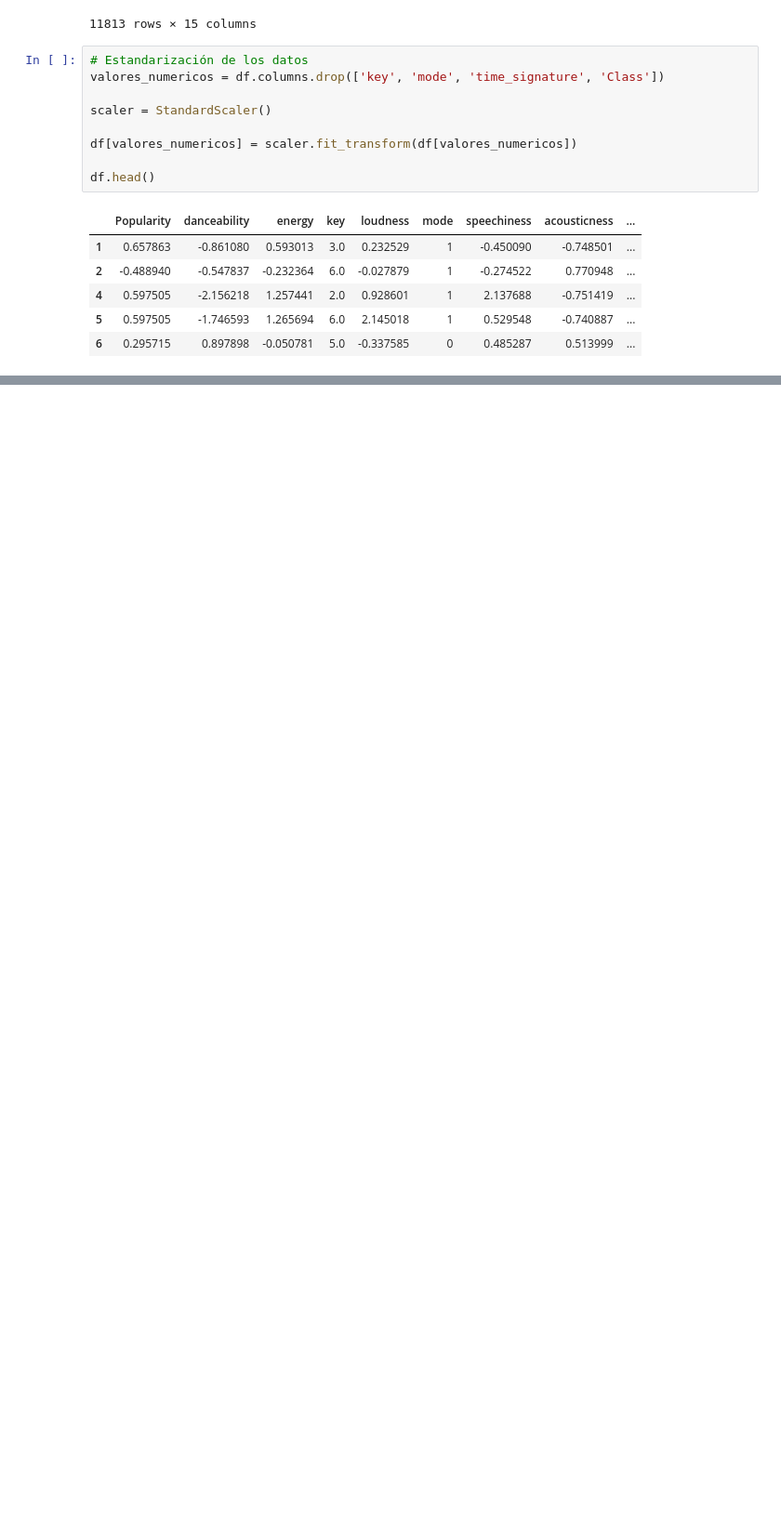
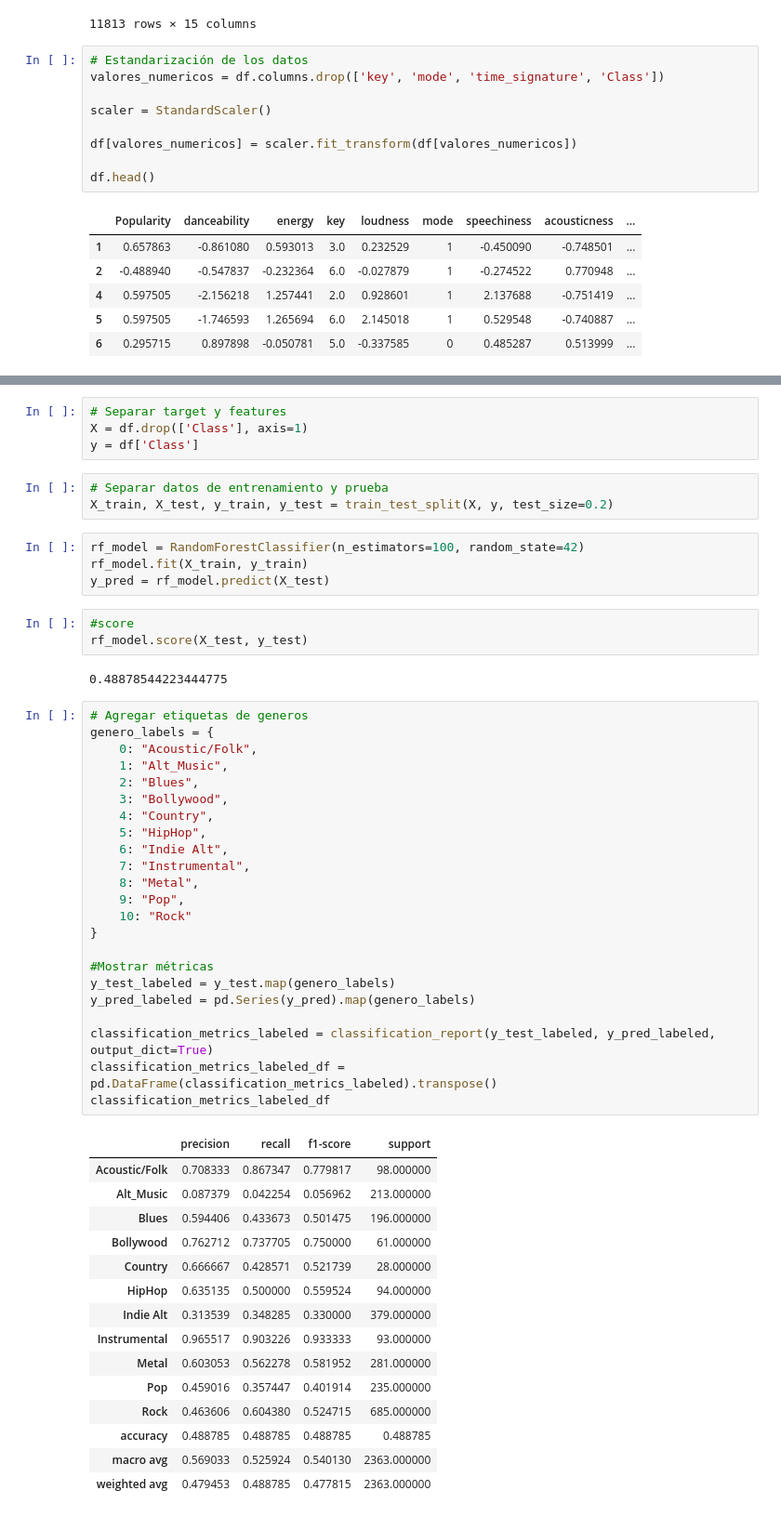
Before and after one commit to gaanno/proyecto-ml, a Jupyter notebook: proyecto.ipynb, the cells around one changed output, grey strips where cells are left out. Shown at 93% size. Cells and saved outputs as stored; diff of their text form; blank space fills up the shorter version.

Commit message:
métricas

```diff
--- a/proyecto.ipynb
+++ b/proyecto.ipynb
@@ -120,0 +127,55 @@ df.head()
+# %%
+# Separar target y features
+X = df.drop(['Class'], axis=1)
+y = df['Class']
+# %%
+# Separar datos de entrenamiento y prueba
+X_train, X_test, y_train, y_test = train_test_split(X, y, test_size=0.2)
+# %%
+rf_model = RandomForestClassifier(n_estimators=100, random_state=42)
+rf_model.fit(X_train, y_train)
+y_pred = rf_model.predict(X_test)
+# %%
+#score
+rf_model.score(X_test, y_test)
+# %% [output]
+0.48878544223444775
+# %%
+# Agregar etiquetas de generos
+genero_labels = {
+    0: "Acoustic/Folk",
+    1: "Alt_Music",
+    2: "Blues",
+    3: "Bollywood",
+    4: "Country",
+    5: "HipHop",
+    6: "Indie Alt",
+    7: "Instrumental",
+    8: "Metal",
+    9: "Pop",
+    10: "Rock"
+}
+
+#Mostrar métricas
+y_test_labeled = y_test.map(genero_labels)
+y_pred_labeled = pd.Series(y_pred).map(genero_labels)
+
+classification_metrics_labeled = classification_report(y_test_labeled, y_pred_labeled, output_dict=True)
+classification_metrics_labeled_df = pd.DataFrame(classification_metrics_labeled).transpose()
+classification_metrics_labeled_df
+# %% [output]
+|  | precision | recall | f1-score | support |
+| Acoustic/Folk | 0.708333 | 0.867347 | 0.779817 | 98.000000 |
+| Alt_Music | 0.087379 | 0.042254 | 0.056962 | 213.000000 |
+| Blues | 0.594406 | 0.433673 | 0.501475 | 196.000000 |
+| Bollywood | 0.762712 | 0.737705 | 0.750000 | 61.000000 |
+| Country | 0.666667 | 0.428571 | 0.521739 | 28.000000 |
+| HipHop | 0.635135 | 0.500000 | 0.559524 | 94.000000 |
+| Indie Alt | 0.313539 | 0.348285 | 0.330000 | 379.000000 |
+| Instrumental | 0.965517 | 0.903226 | 0.933333 | 93.000000 |
+| Metal | 0.603053 | 0.562278 | 0.581952 | 281.000000 |
+| Pop | 0.459016 | 0.357447 | 0.401914 | 235.000000 |
+| Rock | 0.463606 | 0.604380 | 0.524715 | 685.000000 |
+| accuracy | 0.488785 | 0.488785 | 0.488785 | 0.488785 |
+| macro avg | 0.569033 | 0.525924 | 0.540130 | 2363.000000 |
+| weighted avg | 0.479453 | 0.488785 | 0.477815 | 2363.000000 |
```
Also changed, not shown: parts of 3 cells of this notebook.
